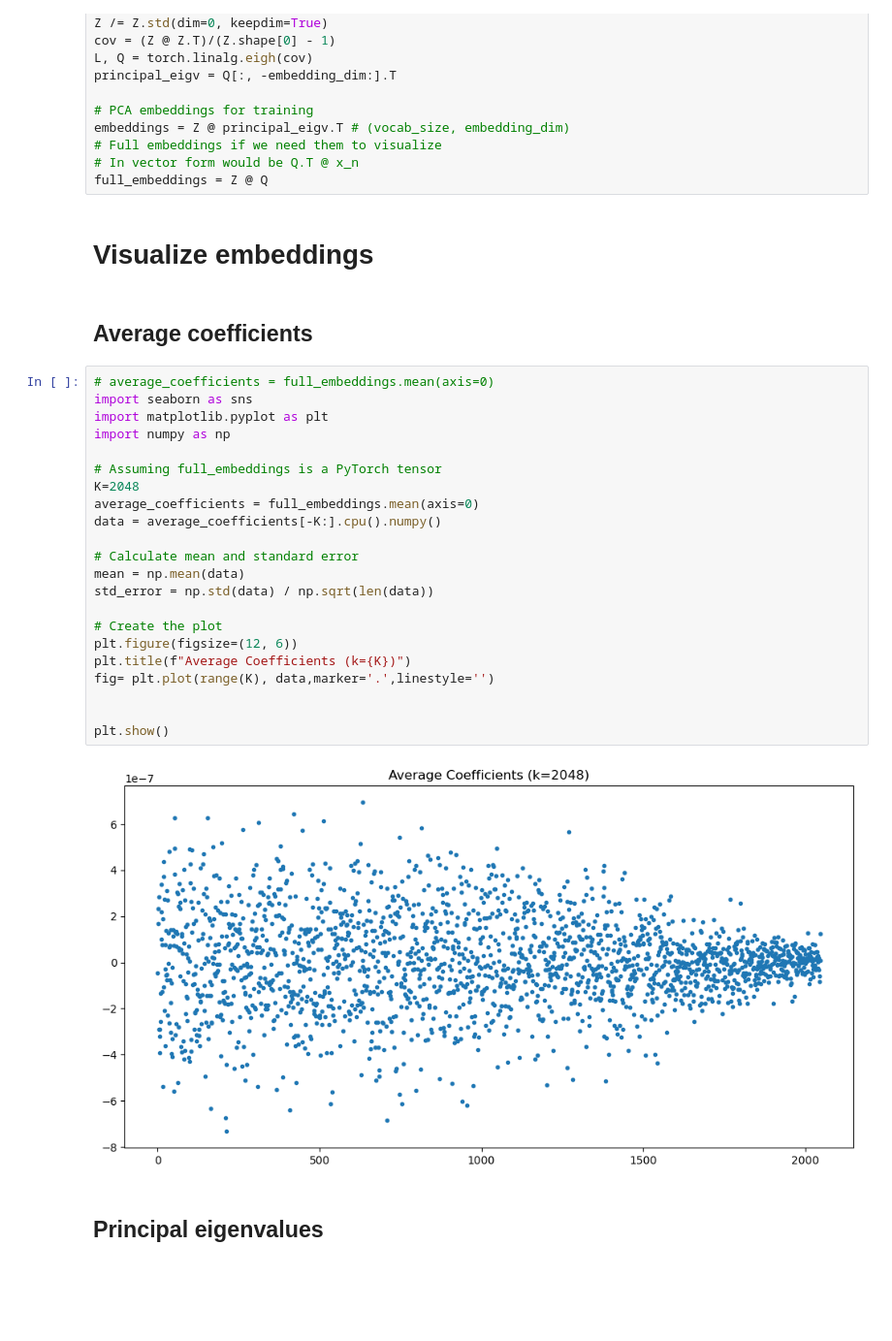
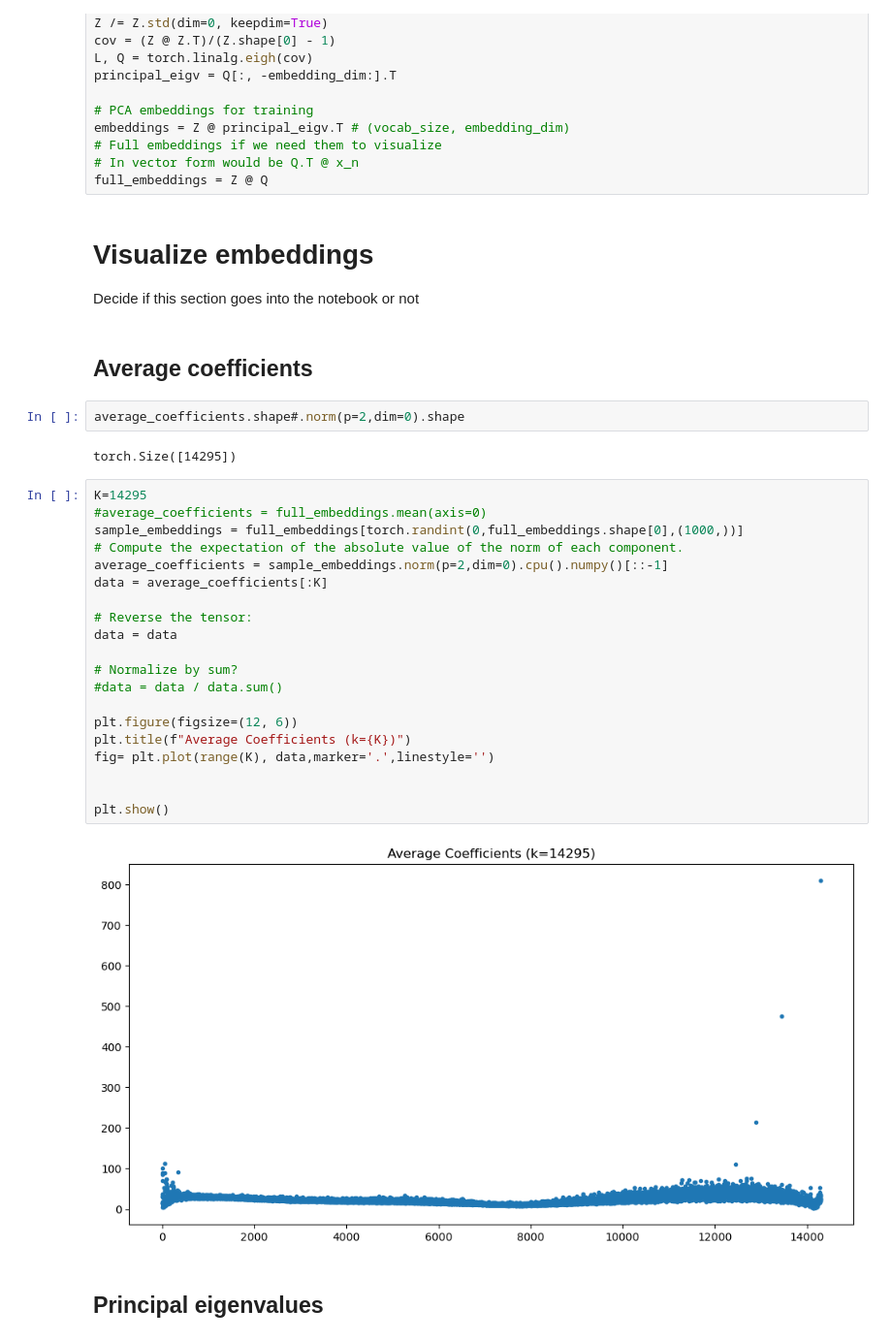
Before and after one commit to varunchitturi/ese-2000-labs, a Jupyter notebook: Lab 9/Lab_9.ipynb, the cells around one changed output. Shown at 97% size. Drawn from its saved outputs; the diff is of its cells as text; blank space fills up the shorter version.

Commit message:
Latest version with images for writeup and some refactors

```diff
--- a/Lab 9/Lab_9.ipynb
+++ b/Lab 9/Lab_9.ipynb
@@ -181,32 +186,35 @@ embeddings = Z @ principal_eigv.T # (vocab_size, embedding_dim)
 full_embeddings = Z @ Q
 # %% [markdown]
 # Visualize embeddings
+Decide if this section goes into the notebook or not
 # %% [markdown]
 ## Average coefficients
+# %%
+average_coefficients.shape#.norm(p=2,dim=0).shape
+# %% [output]
+torch.Size([14295])
 # %%
-# average_coefficients = full_embeddings.mean(axis=0)
-import seaborn as sns
-import matplotlib.pyplot as plt
-import numpy as np
+K=14295
+#average_coefficients = full_embeddings.mean(axis=0)
+sample_embeddings = full_embeddings[torch.randint(0,full_embeddings.shape[0],(1000,))]
+# Compute the expectation of the absolute value of the norm of each component.
+average_coefficients = sample_embeddings.norm(p=2,dim=0).cpu().numpy()[::-1]
+data = average_coefficients[:K]
 
-# Assuming full_embeddings is a PyTorch tensor
-K=2048
-average_coefficients = full_embeddings.mean(axis=0)
-data = average_coefficients[-K:].cpu().numpy()
+# Reverse the tensor:
+data = data
 
-# Calculate mean and standard error
-mean = np.mean(data)
-std_error = np.std(data) / np.sqrt(len(data))
+# Normalize by sum?
+#data = data / data.sum()
 
-# Create the plot
 plt.figure(figsize=(12, 6))
 plt.title(f"Average Coefficients (k={K})")
 fig= plt.plot(range(K), data,marker='.',linestyle='')
 
 
 plt.show()
 # %% [output]
-[figure, old version]
+[figure, new version]
 # %% [markdown]
 ## Principal eigenvalues
 # %%
```
Also changed, not shown: parts of 13 cells of this notebook.
